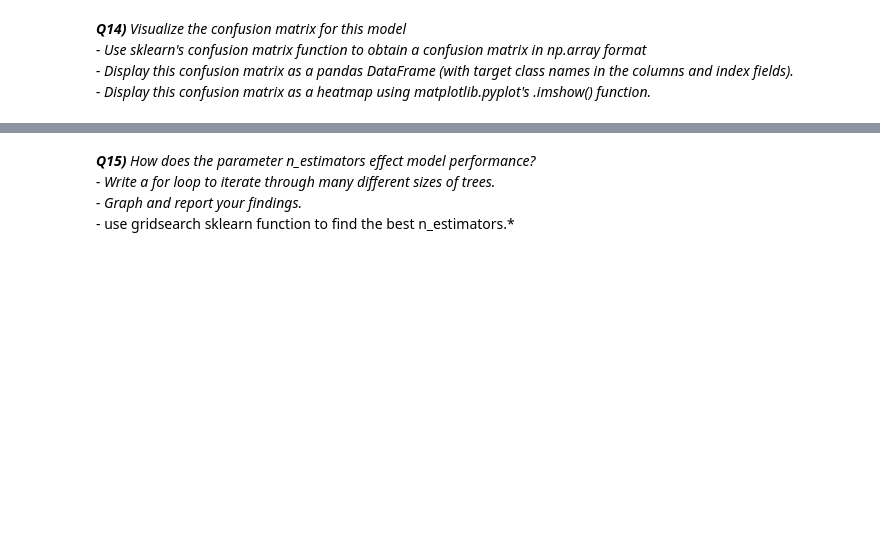
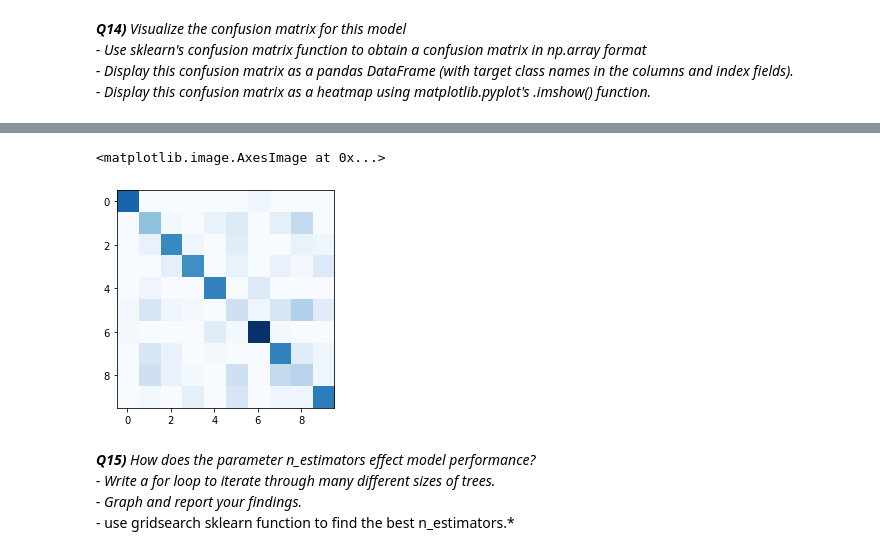
Before and after one commit to GarrettFaucher/CS254, a Jupyter notebook: Assignment3/Garrett_Faucher_Assignment3.ipynb, the cells around one changed output, grey strips where cells are left out. Drawn from its saved outputs; the diff is of its cells as text; code cells hidden in the pictures; blank space fills up the shorter version.

```diff
--- a/Assignment3/Garrett_Faucher_Assignment3.ipynb
+++ b/Assignment3/Garrett_Faucher_Assignment3.ipynb
@@ -174,4 +184,13 @@ plt.imshow(conf_matrix, interpolation='nearest', cmap=plt.cm.Blues)
 # %% [markdown]
 *<strong>Q13)</strong> Build an random forest classification model.<br>- Create a RandomForestClassifier object which can be imported from sklearn's tree module.<br>- Call the .fit() function on your model with x_train and y_train as parameters.<br>- Call the .predict() function on your model with x_test as a parameter*
+# %%
+rfc = RandomForestClassifier()
+rfc.fit(X_train, y_train)
+y_predict_rfc = rfc.predict(X_test)
 # %% [markdown]
 *<strong>Q14)</strong> Visualize the confusion matrix for this model<br>- Use sklearn's confusion matrix function to obtain a confusion matrix in np.array format<br>- Display this confusion matrix as a pandas DataFrame (with target class names in the columns and index fields).<br>- Display this confusion matrix as a heatmap using matplotlib.pyplot's .imshow() function.*
+# %%
+conf_matrix_rfc = confusion_matrix(y_test, y_predict_rfc, labels=[0, 1, 2, 3, 4, 5, 6, 7, 8, 9])
+df = pd.DataFrame(data=conf_matrix_rfc)
+
+df
@@ -178,3 +209,8 @@ plt.imshow(conf_matrix, interpolation='nearest', cmap=plt.cm.Blues)
+# %%
+plt.imshow(conf_matrix_rfc, interpolation='nearest', cmap=plt.cm.Blues)
+# %% [output]
+<matplotlib.image.AxesImage at 0x...>
+[figure, added]
 # %% [markdown]
 *<strong>Q15)</strong> How does the parameter n_estimators effect model performance?<br> - Write a for loop to iterate through many different sizes of trees.<br>- Graph and report your findings.* <br>- use gridsearch sklearn function to find the best n_estimators.*
 # %% [markdown]
```
Also changed, not shown: parts of 11 cells of this notebook, 1 other file.
